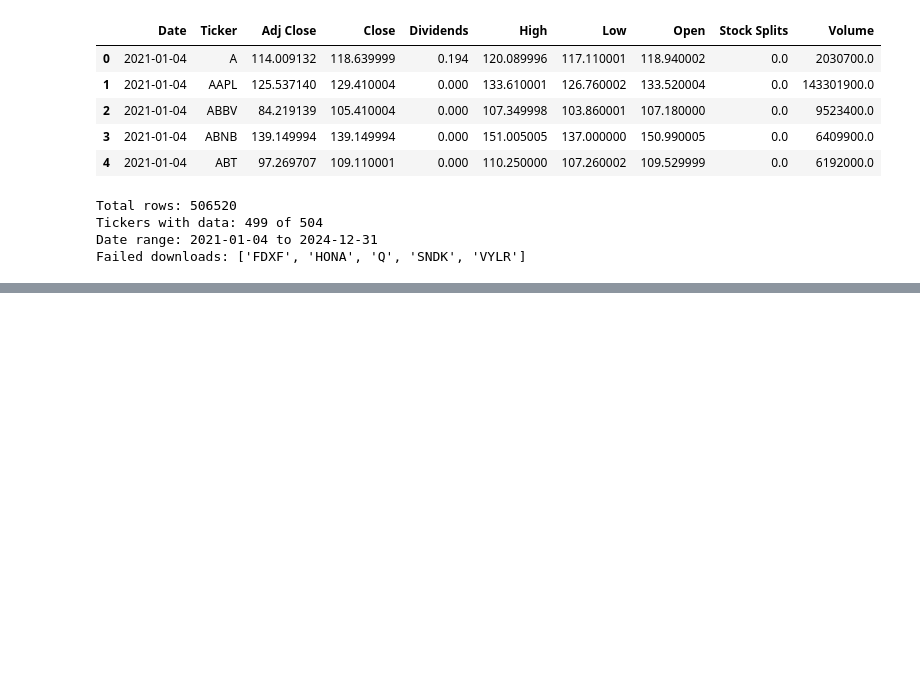
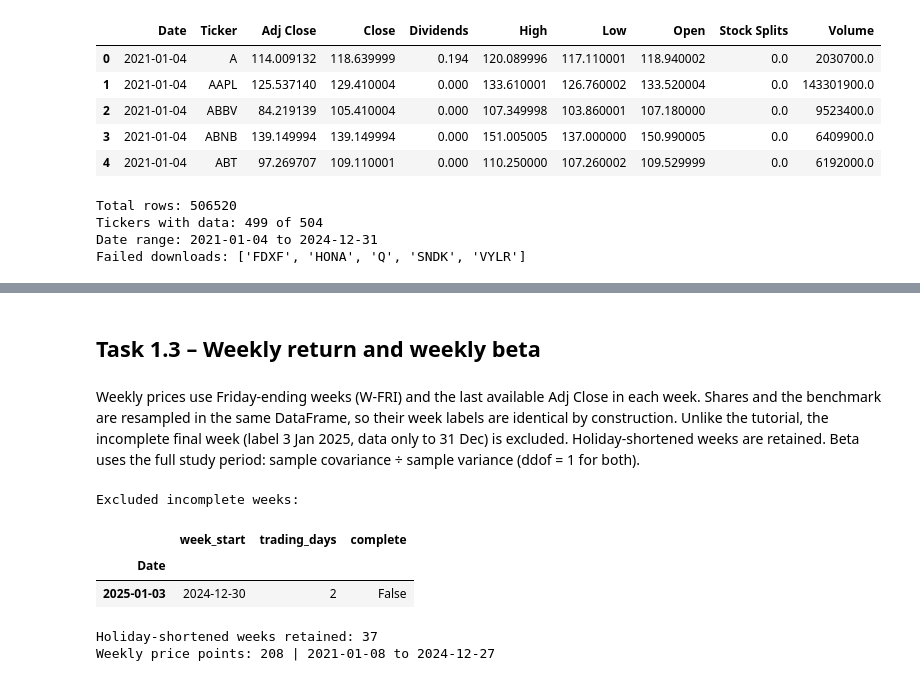
Before and after one commit to Dheena2411/CRM-CM-CW1, a Jupyter notebook: CRM&CM_CW1_T1&2.ipynb, the cells around one changed output, grey strips where cells are left out. Saved outputs shown, nothing was run; the diff lists cells and outputs as text; code cells hidden in the pictures; blank space fills up the shorter version.

Commit message:
task 3 trials!

```diff
--- a/CRM&CM_CW1_T1&2.ipynb
+++ b/CRM&CM_CW1_T1&2.ipynb
@@ -151,0 +285,37 @@ files.download("sp500_tickers.csv")
+# %% [markdown]
+## Task 1.3 – Weekly return and weekly beta
+# %% [markdown]
+Weekly prices use Friday-ending weeks (W-FRI) and the last available Adj Close in each week. Shares and the benchmark are resampled in the same DataFrame, so their week labels are identical by construction. Unlike the tutorial, the incomplete final week (label 3 Jan 2025, data only to 31 Dec) is excluded. Holiday-shortened weeks are retained. Beta uses the full study period: sample covariance ÷ sample variance (ddof = 1 for both).
+# %%
+# Daily Adj Close: rows = benchmark trading days, columns = valid shares + ^GSPC
+adj_daily = (prices_valid.drop_duplicates(["Ticker", "Date"])
+             .pivot(index="Date", columns="Ticker", values="Adj Close")
+             .reindex(calendar))
+assert adj_daily.notna().all().all(), "Unexpected missing prices in the valid share set"
+
+# Friday-ending weeks, last available trading price in each week
+weekly_prices = adj_daily.resample("W-FRI").last()
+trading_days = adj_daily[BENCHMARK].resample("W-FRI").count()
+
+# A calendar week (Mon-Fri) is complete only if it lies fully inside the study window
+week_start = weekly_prices.index - pd.Timedelta(days=4)
+study_end = pd.Timestamp(END_DATE) - pd.Timedelta(days=1)          # 31 Dec 2024
+complete = (week_start >= pd.Timestamp(START_DATE)) & (weekly_prices.index <= study_end)
+
+week_info = pd.DataFrame({"week_start": week_start, "trading_days": trading_days.values,
+                          "complete": complete}, index=weekly_prices.index)
+
+print("Excluded incomplete weeks:")
+display(week_info[~week_info["complete"]])
+shortened = week_info[week_info["complete"] & (week_info["trading_days"] < 5)]
+print(f"Holiday-shortened weeks retained: {len(shortened)}")
+
+weekly_prices = weekly_prices.loc[complete]
+print(f"Weekly price points: {len(weekly_prices)} | {weekly_prices.index.min().date()} to {weekly_prices.index.max().date()}")
+# %% [output]
+Excluded incomplete weeks:
+|  | week_start | trading_days | complete |
+| Date |  |  |  |
+| 2025-01-03 | 2024-12-30 | 2 | False |
+Holiday-shortened weeks retained: 37
+Weekly price points: 208 | 2021-01-08 to 2024-12-27
```
Also changed, not shown: parts of 11 cells of this notebook.
